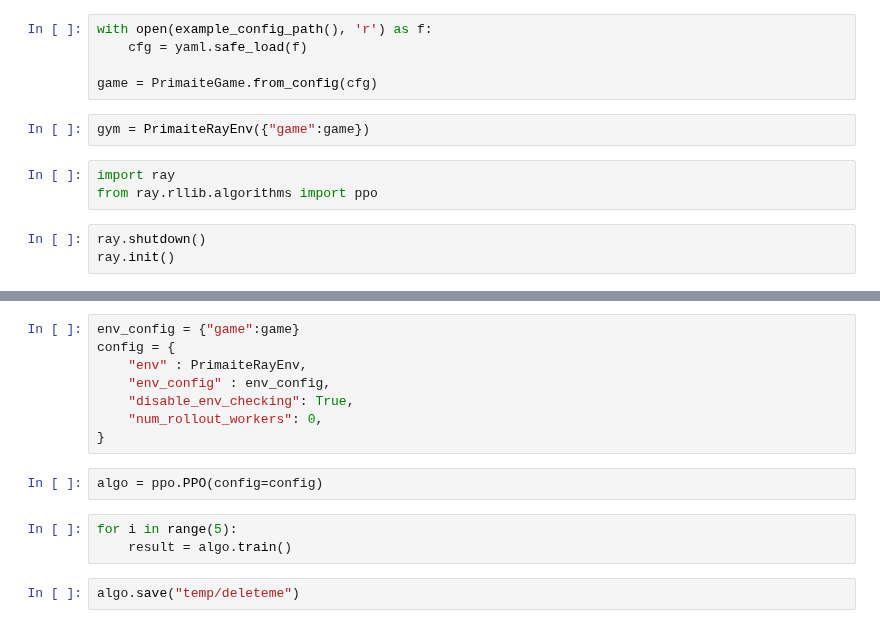
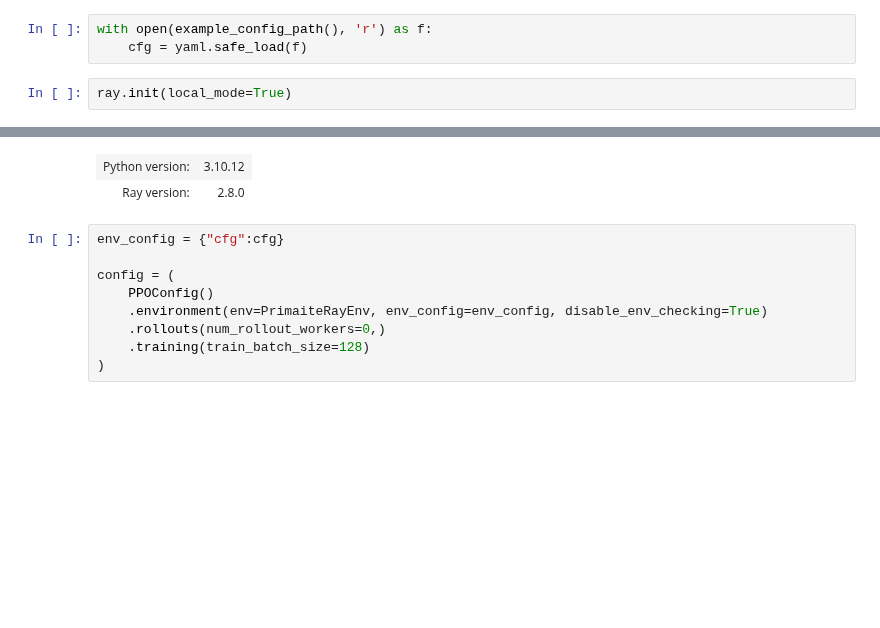
Before and after one commit to Autonomous-Resilient-Cyber-Defence/PrimAITE, a Jupyter notebook: src/primaite/notebooks/training_example_ray_single_agent.ipynb, the cells around one changed output, grey strips where cells are left out. Cells and saved outputs as stored; diff of their text form; blank space fills up the shorter version.

Commit message:
Fix rllib marl problems

```diff
--- a/src/primaite/notebooks/training_example_ray_single_agent.ipynb
+++ b/src/primaite/notebooks/training_example_ray_single_agent.ipynb
@@ -7,13 +13,6 @@ from primaite.session.environment import PrimaiteRayEnv
 # %%
 with open(example_config_path(), 'r') as f:
     cfg = yaml.safe_load(f)
-
-game = PrimaiteGame.from_config(cfg)
-# %%
-gym = PrimaiteRayEnv({"game":game})
-# %%
-import ray
-from ray.rllib.algorithms import ppo
 # %%
-ray.shutdown()
-ray.init()
+ray.init(local_mode=True)
+# %% [output]
@@ -20,15 +20,11 @@ ray.init()
+| Python version: | 3.10.12 |
+| Ray version: | 2.8.0 |
 # %%
-env_config = {"game":game}
-config = {
-    "env" : PrimaiteRayEnv,
-    "env_config" : env_config,
-    "disable_env_checking": True,
-    "num_rollout_workers": 0,
-}
+env_config = {"cfg":cfg}
+
+config = (
+    PPOConfig()
+    .environment(env=PrimaiteRayEnv, env_config=env_config, disable_env_checking=True)
+    .rollouts(num_rollout_workers=0,)
+    .training(train_batch_size=128)
+)
-# %%
-algo = ppo.PPO(config=config)
-# %%
-for i in range(5):
-    result = algo.train()
-# %%
-algo.save("temp/deleteme")
```
Also changed, not shown: parts of 3 cells of this notebook, 5 other files.
